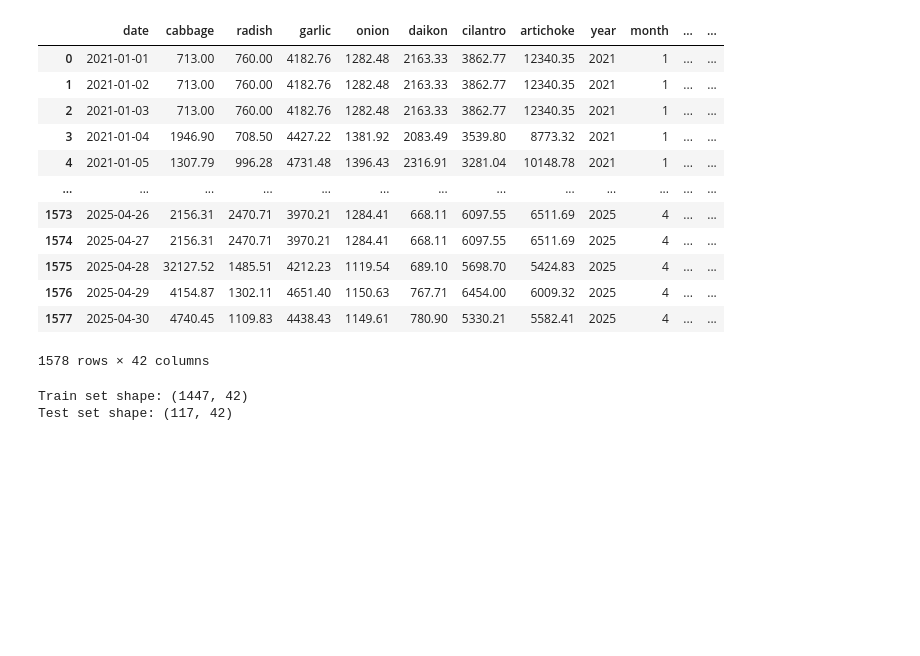
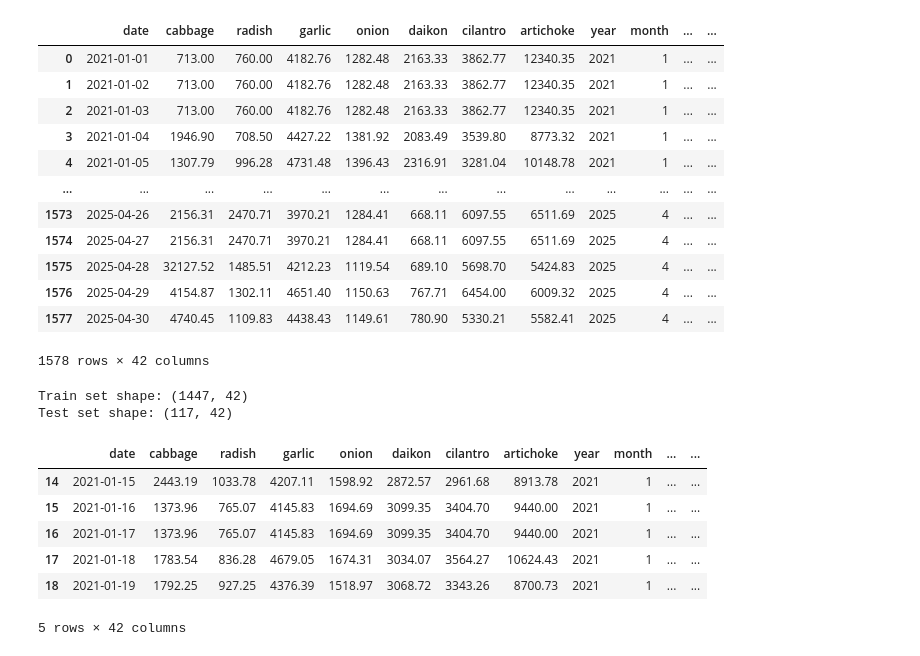
Before and after one commit to turtle-jaewoo/SE_Project, a Jupyter notebook: SE_Project.ipynb, the cells around one changed output. Saved outputs shown, nothing was run; the diff lists cells and outputs as text; code cells hidden in the pictures; blank space fills up the shorter version.

```diff
--- a/SE_Project.ipynb
+++ b/SE_Project.ipynb
@@ -980,3 +980,13 @@ train_data, test_data = split_data(data)
 # %% [output]
 Train set shape: (1447, 42)
 Test set shape: (117, 42)
+# %%
+train_data.head()
+# %% [output]
+|  | date | cabbage | radish | garlic | onion | daikon | cilantro | artichoke | year | month | ... | ... |
+| 14 | 2021-01-15 | 2443.19 | 1033.78 | 4207.11 | 1598.92 | 2872.57 | 2961.68 | 8913.78 | 2021 | 1 | ... | ... |
+| 15 | 2021-01-16 | 1373.96 | 765.07 | 4145.83 | 1694.69 | 3099.35 | 3404.70 | 9440.00 | 2021 | 1 | ... | ... |
+| 16 | 2021-01-17 | 1373.96 | 765.07 | 4145.83 | 1694.69 | 3099.35 | 3404.70 | 9440.00 | 2021 | 1 | ... | ... |
+| 17 | 2021-01-18 | 1783.54 | 836.28 | 4679.05 | 1674.31 | 3034.07 | 3564.27 | 10624.43 | 2021 | 1 | ... | ... |
+| 18 | 2021-01-19 | 1792.25 | 927.25 | 4376.39 | 1518.97 | 3068.72 | 3343.26 | 8700.73 | 2021 | 1 | ... | ... |
+5 rows × 42 columns
```
Also changed, not shown: parts of 20 cells of this notebook.
